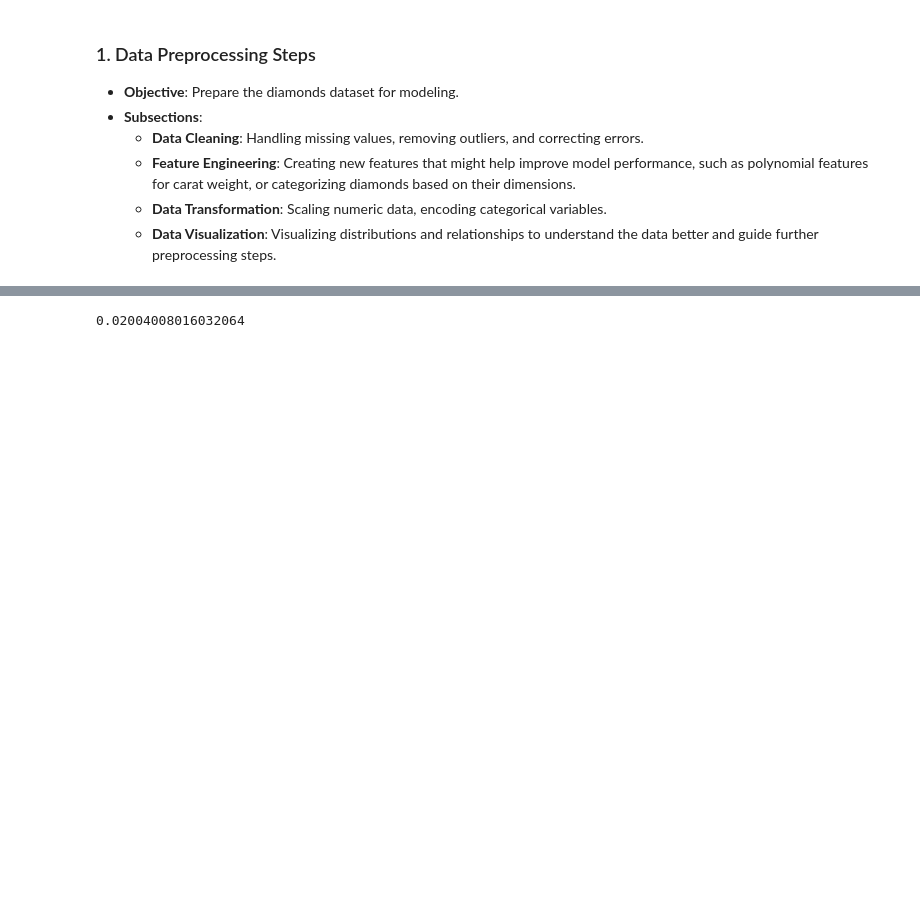
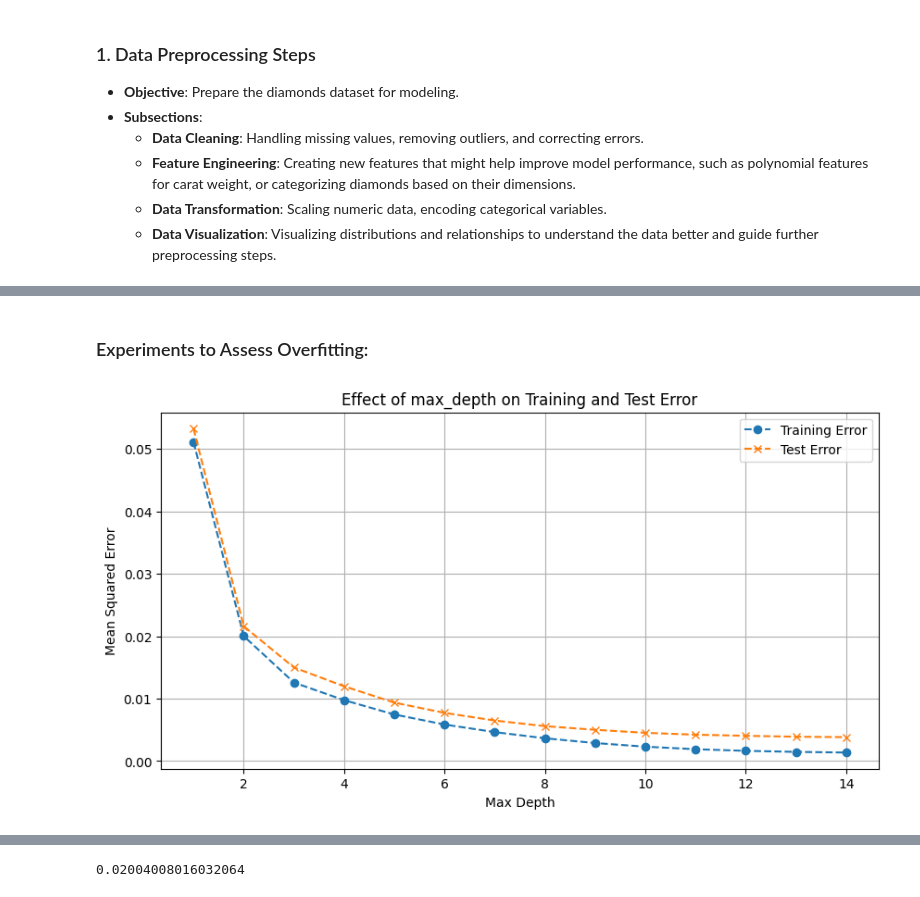
Before and after one commit to matuteiglesias/xtream-ai-assignment-engineer, a Jupyter notebook: notebooks/02 - Model Development.ipynb, the cells around one changed output, grey strips where cells are left out. Cells and saved outputs as stored; diff of their text form; code cells hidden in the pictures; blank space fills up the shorter version.

Commit message:
Model development notebook

```diff
--- a/notebooks/02 - Model Development.ipynb
+++ b/notebooks/02 - Model Development.ipynb
@@ -133,0 +210,39 @@ X, y = preprocess_data(data)
+# %% [markdown]
+### Experiments to Assess Overfitting:
+# %%
+from sklearn.ensemble import RandomForestRegressor
+from sklearn.metrics import mean_squared_error
+import matplotlib.pyplot as plt
+
+# Setup train and test splits
+X_train, X_test, y_train, y_test = train_test_split(X_preprocessed, y_preprocessed, test_size=0.2, random_state=42)
+
+# Range of `max_depth` values to explore
+max_depth_range = range(1, 15)  # Adjust max depth to suitable range based on your data
+
+train_errors = []
+test_errors = []
+
+for max_depth in max_depth_range:
+    model = RandomForestRegressor(max_depth=max_depth, min_samples_leaf=2, random_state=42, n_estimators=30, min_samples_split=8)
+    model.fit(X_train, y_train)
+
+    # Compute the training and test errors
+    train_predictions = model.predict(X_train)
+    test_predictions = model.predict(X_test)
+
+    train_errors.append(mean_squared_error(y_train, train_predictions))
+    test_errors.append(mean_squared_error(y_test, test_predictions))
+
+# Plotting the results
+plt.figure(figsize=(10, 5))
+plt.plot(max_depth_range, train_errors, label='Training Error', linestyle='--', marker='o', lw = 1.5)
+plt.plot(max_depth_range, test_errors, label='Test Error', linestyle='--', marker='x', lw = 1.5)
+plt.xlabel('Max Depth')
+plt.ylabel('Mean Squared Error')
+plt.title('Effect of max_depth on Training and Test Error')
+plt.legend()
+plt.grid(True)
+plt.show()
+# %% [output]
+[figure, added]
```
Also changed, not shown: parts of 45 cells of this notebook.
